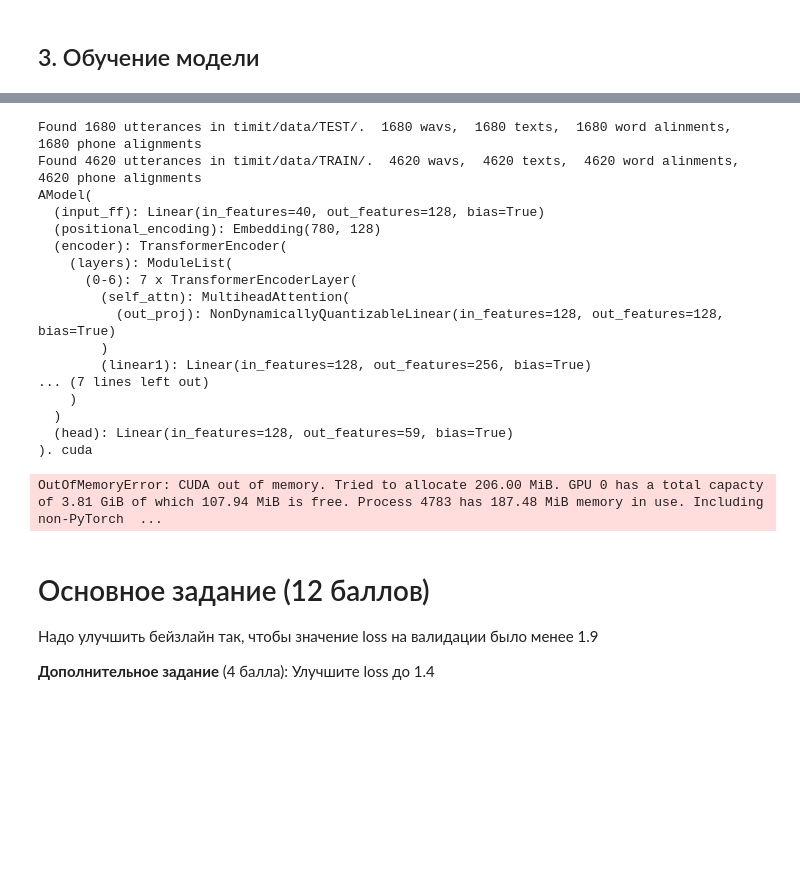
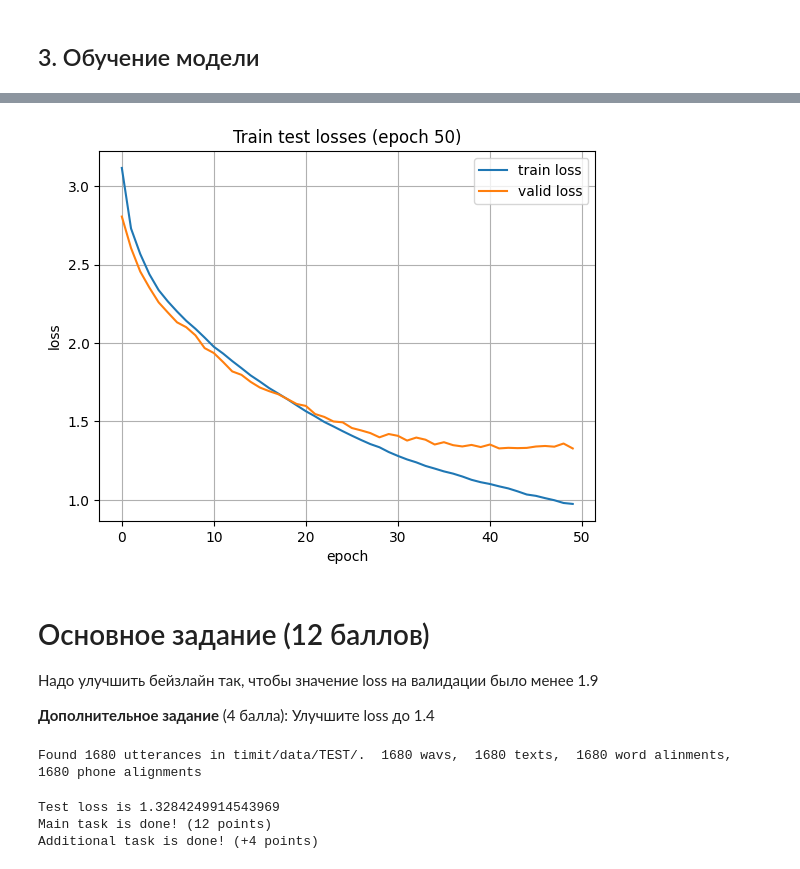
Before and after one commit to medbar/asr_itmo_practice, a Jupyter notebook: asr_lab3.ipynb, the cells around one changed output, grey strips where cells are left out. Drawn from its saved outputs; the diff is of its cells as text; code cells hidden in the pictures; blank space fills up the shorter version.

Commit message:
lab3: done

```diff
--- a/asr_lab3.ipynb
+++ b/asr_lab3.ipynb
@@ -267,6 +267,9 @@ pizzerias
 ## 1.b. Экстрактор фич
 Для того чтобы построить акустическую модель, первым делом надо извлечь признаки аудио сигнала. Для распознавания речь принято использовать fbank признаки. fbank/MelSpectrogram признаки получается из амплитудного спектра сигнала путем свертки спекта с треугольными фильтрами в мел-шкале. Есть множество реализаций данных признаков в различных библиотеках (kaldi, librosa, torchaudio) и все они имеют свои особенности. В данной работе мы будем использовать реализацию из библиотеки torchaudio.
 # %%
+import torchaudio.transforms as T
+import torchaudio.functional as F
+
 class FeatureExtractor(torch.nn.Module):
     def __init__(
         self,
@@ -275,7 +278,7 @@ class FeatureExtractor(torch.nn.Module):
         hop_length=160,
         n_mels=40,
         f_max=7600,
-        spec_aug_max_fmask=80,
+        spec_aug_max_fmask=10,
         spec_aug_max_tmask=80,
     ):
         super().__init__()
@@ -285,7 +288,7 @@ class FeatureExtractor(torch.nn.Module):
         self.n_mels = n_mels
         #TODO
         # инициализируйте обработчик fbank фич из torchaudio
-        self.mel_spec = torchaudio.transforms.MelSpectrogram(
+        self.mel_spec = T.MelSpectrogram(
             sample_rate=self.sample_rate,
             n_fft=self.n_fft,
             hop_length=self.hop_length,
@@ -293,6 +296,8 @@ class FeatureExtractor(torch.nn.Module):
             f_max=f_max
         )
 
+        # self.time_masking = T.TimeMasking(time_mask_param=spec_aug_max_tmask)
+        self.freq_masking = T.FrequencyMasking(freq_mask_param=spec_aug_max_fmask)
 
     def samples2frames(self, num_samples: int) -> int:
         # TODO
@@ -307,6 +312,8 @@ class FeatureExtractor(torch.nn.Module):
 
     def forward(self, waveform: torch.Tensor) -> torch.Tensor:
         mel = self.mel_spec(waveform)
+        if random.random() > 0.5:
+            mel = self.freq_masking(mel)
         return mel
 # %%
 def test_samples2frames():
@@ -498,7 +505,8 @@ class Trainer(nn.Module):
         # Calculate the loss
         targets = batch['targets']
         non_padding_mask = ~batch['src_key_padding_mask'].view(-1)
-        logits = logits.view(-1, logits.size(-1))
+        logits = logits.permute(1, 0, 2)
+        logits = logits.reshape(-1, logits.size(-1))
         logits = logits[non_padding_mask]
         loss = self.criterion(logits, targets)
         return loss
@@ -627,50 +635,33 @@ train: 3.42915 | val: 3.46789
 ... (54 outputs left out)
 # %%
-
-def experiment():
+def experiment(num_layers=8, dim=256, dropout=0.2, ff_dim=512, max_len=780):
     # Запуск полноценного обучения модели
     # TODO: Тюнинг гиперпараметров
     fe = FeatureExtractor()
     test_dataset = FeatsPhoneDataset('timit/data/TEST/', feature_extractor=fe, phone2id=PHONE2ID)
     train_dataset = FeatsPhoneDataset('timit/data/TRAIN/', feature_extractor=fe, phone2id=PHONE2ID)
-    train_dataloader = torch.utils.data.DataLoader(train_dataset, batch_size=40,
-                                               num_workers=0, collate_fn=train_dataset.collate_pad, shuffle=True)
+    train_dataloader = torch.utils.data.DataLoader(train_dataset, batch_size=8,
+                                               num_workers=4, collate_fn=train_dataset.collate_pad, shuffle=True)
     test_dataloader = torch.utils.data.DataLoader(test_dataset, batch_size=1,
-                                               num_workers=0, collate_fn=test_dataset.collate_pad, shuffle=False)
-
+                                               num_workers=4, collate_fn=test_dataset.collate_pad, shuffle=False)
 
     trainer = Trainer(model=AModel(feats_dim=fe.feats_dim,
                                  out_dim=max(PHONE2ID.values())+1,
-                                 dim=128,
-                                 num_layers=7,
-                                 ff_dim=256,
-                                 dropout=0.0,
-                                 nhead=8),
+                                 dim=dim,
+                                 num_layers=num_layers,
+                                 ff_dim=ff_dim,
+                                 dropout=dropout,
+                                 nhead=8,
+                                 max_len=max_len),
                      fe=fe,
                      phone2id=PHONE2ID, device='cuda')
 
-    trainer.fit(train_dataloader, epochs=40, valid_dataloader=test_dataloader, plot_losses=True)
+    trainer.fit(train_dataloader, epochs=50, valid_dataloader=test_dataloader, plot_losses=True)
     return trainer.to('cpu')
+
 results = experiment()
 # %% [output]
-Found 1680 utterances in timit/data/TEST/.  1680 wavs,  1680 texts,  1680 word alinments,  1680 phone alignments
-Found 4620 utterances in timit/data/TRAIN/.  4620 wavs,  4620 texts,  4620 word alinments,  4620 phone alignments
-AModel(
-  (input_ff): Linear(in_features=40, out_features=128, bias=True)
-  (positional_encoding): Embedding(780, 128)
-  (encoder): TransformerEncoder(
-    (layers): ModuleList(
-      (0-6): 7 x TransformerEncoderLayer(
-        (self_attn): MultiheadAttention(
-          (out_proj): NonDynamicallyQuantizableLinear(in_features=128, out_features=128, bias=True)
-        )
-        (linear1): Linear(in_features=128, out_features=256, bias=True)
-... (7 lines left out)
-    )
-  )
-  (head): Linear(in_features=128, out_features=59, bias=True)
-). cuda
-OutOfMemoryError: CUDA out of memory. Tried to allocate 206.00 MiB. GPU 0 has a total capacty of 3.81 GiB of which 107.94 MiB is free. Process 4783 has 187.48 MiB memory in use. Including non-PyTorch  ...
+[figure, added]
 # %%
 torch.save(results, 'baseline.trainer')
 # %% [markdown]
@@ -690,3 +681,8 @@ def test_trained_model(trainer):
     if loss <= 1.4:
         print(f"Additional task is done! (+4 points)")
 test_trained_model(results.to('cuda'))
+# %% [output]
+Found 1680 utterances in timit/data/TEST/.  1680 wavs,  1680 texts,  1680 word alinments,  1680 phone alignments
+Test loss is 1.3284249914543969
+Main task is done! (12 points)
+Additional task is done! (+4 points)
```
Also changed, not shown: parts of 3 cells of this notebook, 1 other file.
